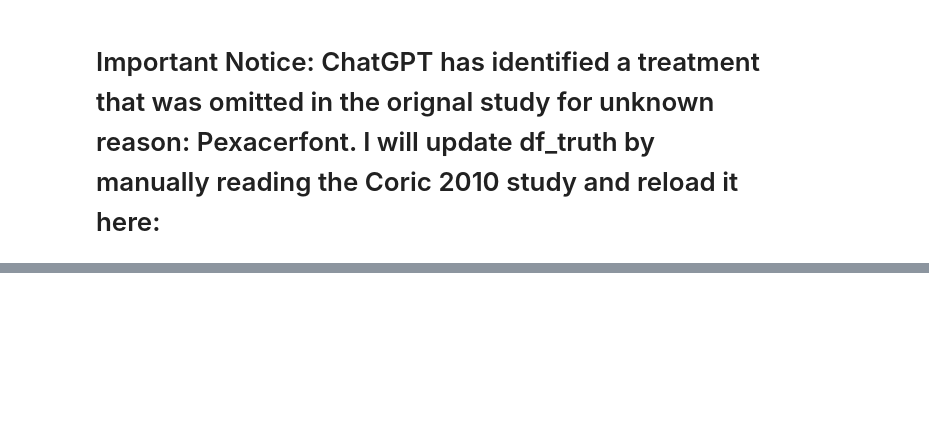
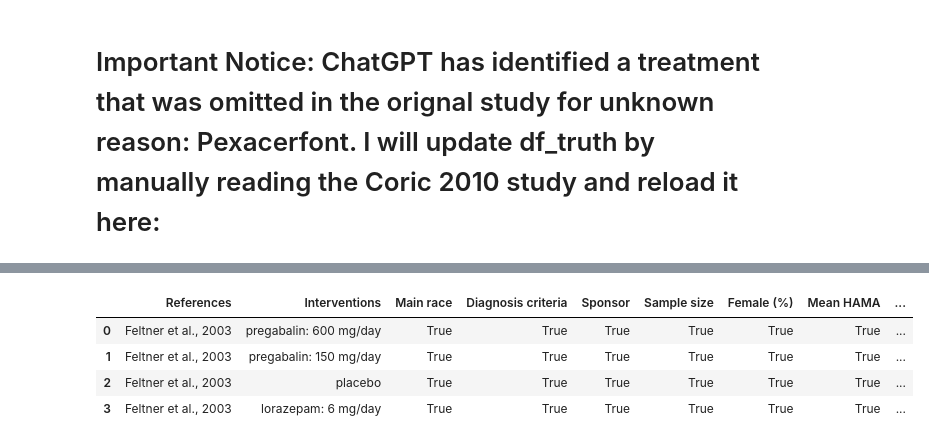
Before and after one commit to brandonorodriguez/Leveraging-GPT-4o-for-Structured-Data-Extraction-in-Clinical-Trials, a Jupyter notebook: Data_Extraction.ipynb, the cells around one changed output, grey strips where cells are left out. Cells and saved outputs as stored; diff of their text form; code cells hidden in the pictures; blank space fills up the shorter version.

```diff
--- a/Data_Extraction.ipynb
+++ b/Data_Extraction.ipynb
@@ -609,0 +770,14 @@ coric2010_results = testing(df_truth, coric_2010_df)
+# %%
+from openpyxl import load_workbook
+
+file_path = '../Downloads/all_studies_final.xlsx'
+workbook = load_workbook(file_path)
+sheet = workbook.active
+
+# Convert to DataFrame
+data = sheet.values
+columns = next(data)
+df_truth = pd.DataFrame(data, columns=columns)
+# %%
+df_truth = preprocess_interventions_and_diag(df_truth)
+df_truth = preprocess_numerical_columns(df_truth, numerical_cols)
@@ -609,0 +792,14 @@ coric2010_results = testing(df_truth, coric_2010_df)
+# %%
+feltner_2003_df = rename_columns(feltner_2003_df)
+feltner_2003_df = preprocess_interventions_and_diag(feltner_2003_df)
+feltner_2003_df = preprocess_numerical_columns(feltner_2003_df, numerical_cols)
+# %%
+feltner2003_results = testing(df_truth, feltner_2003_df)
+# %%
+feltner2003_results
+# %% [output]
+|  | References | Interventions | Main race | Diagnosis criteria | Sponsor | Sample size | Female (%) | Mean HAMA | ... |
+| 0 | Feltner et al., 2003 | pregabalin: 600 mg/day | True | True | True | True | True | True | ... |
+| 1 | Feltner et al., 2003 | pregabalin: 150 mg/day | True | True | True | True | True | True | ... |
+| 2 | Feltner et al., 2003 | placebo | True | True | True | True | True | True | ... |
+| 3 | Feltner et al., 2003 | lorazepam: 6 mg/day | True | True | True | True | True | True | ... |
```
Also changed, not shown: parts of 100 cells of this notebook, 17 other files.
